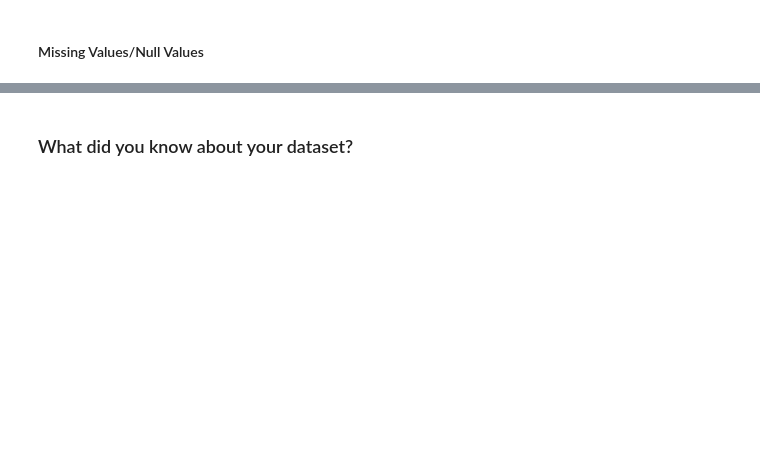
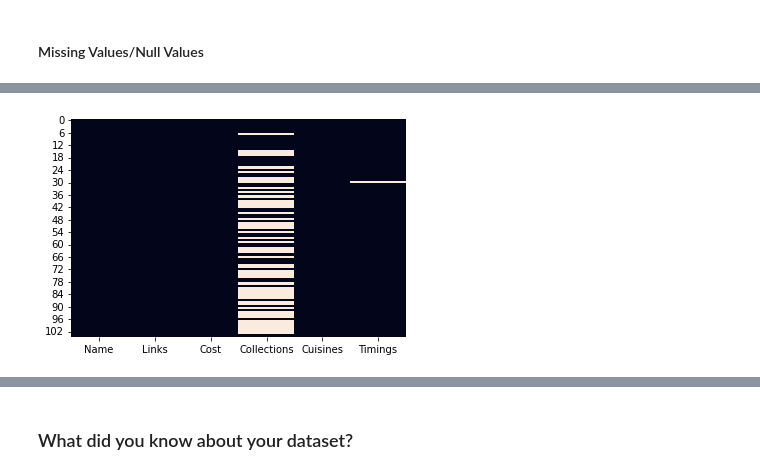
Before and after one commit to abhinav4201/UnSupervised-ML-Zomato-Restaurant-Clustering-and-Sentiment-Analysis, a Jupyter notebook: UnSupervised_ML_Zomato_Restaurant_Clustering_and_Sentiment_Analysis_capstone_project_4.ipynb, the cells around one changed output, grey strips where cells are left out. Cells and saved outputs as stored; diff of their text form; code cells hidden in the pictures; blank space fills up the shorter version.

```diff
--- a/UnSupervised_ML_Zomato_Restaurant_Clustering_and_Sentiment_Analysis_capstone_project_4.ipynb
+++ b/UnSupervised_ML_Zomato_Restaurant_Clustering_and_Sentiment_Analysis_capstone_project_4.ipynb
@@ -96,3 +195,7 @@ M - Multivariate Analysis
+# %%
+# Load Dataset
+hotel_df = pd.read_csv('/content/drive/MyDrive/almabetter/Unsupervised-ML/UnSupervised-ML-Zomato Restaurant Clustering and Sentiment Analysis/Data/Zomato Restaurant names and Metadata.csv')
+review_df = pd.read_csv('/content/drive/MyDrive/almabetter/Unsupervised-ML/UnSupervised-ML-Zomato Restaurant Clustering and Sentiment Analysis/Data/Zomato Restaurant reviews.csv')
 # %% [markdown]
 ### Dataset First View
 # %%
@@ -117,0 +348,6 @@ M - Multivariate Analysis
+# %%
+# Visualizing the missing values for restaurant
+# Checking Null Value by plotting Heatmap
+sns.heatmap(hotel_df.isnull(), cbar=False);
+# %% [output]
+[figure, added]
```
Also changed, not shown: parts of 35 cells of this notebook.
